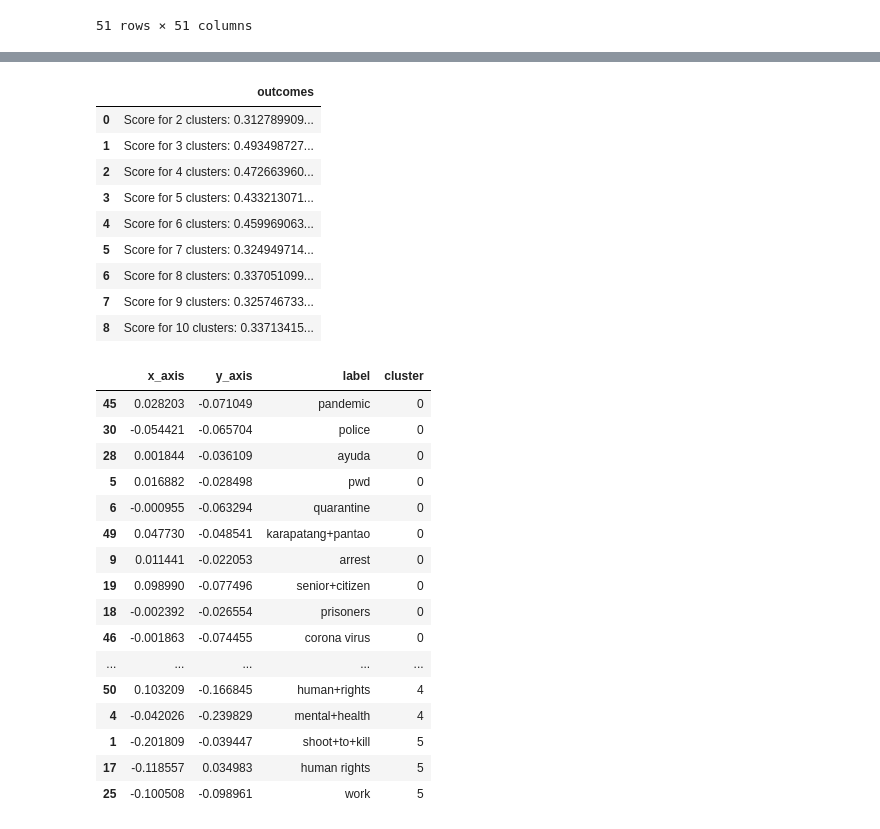
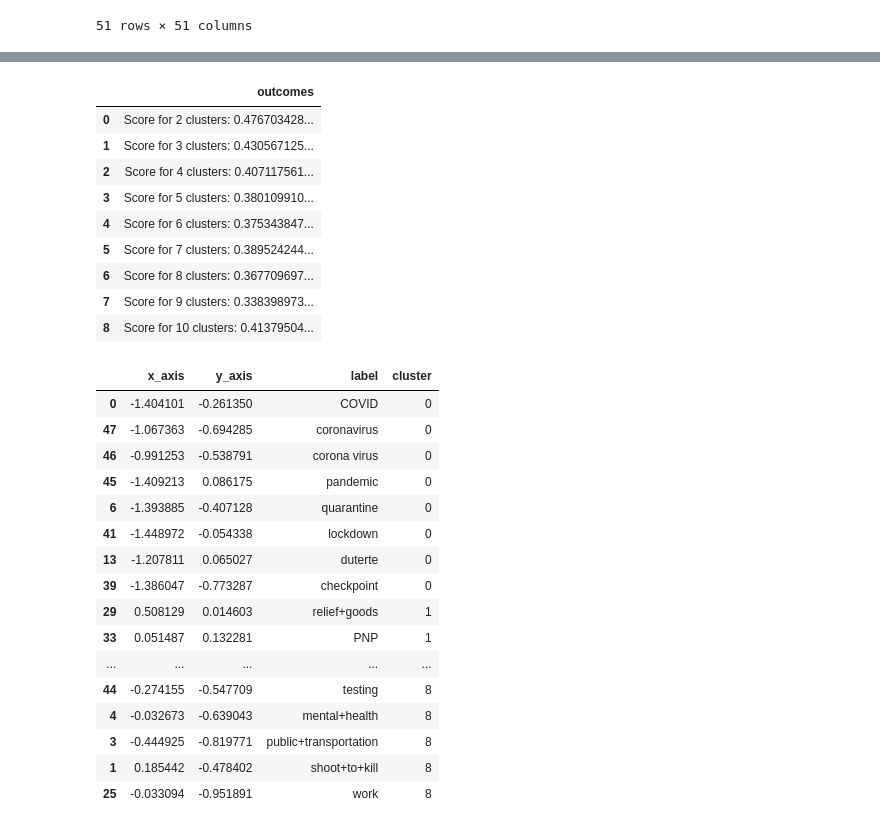
Before and after one commit to docligot/constellation_tools, a Jupyter notebook: Constellation Tools.ipynb, the cells around one changed output, grey strips where cells are left out. Drawn from its saved outputs; the diff is of its cells as text; code cells hidden in the pictures.

```diff
--- a/Constellation Tools.ipynb
+++ b/Constellation Tools.ipynb
@@ -64,3 +64,11 @@ dataset_correlation
 | karapatang+pantao | -0.158259 | 0.617453 | -0.079456 | 0.411471 | 0.581813 | 0.155580 | -0.108525 | ... |
 | human+rights | -0.026236 | 0.705992 | -0.054048 | 0.554597 | 0.813218 | 0.205752 | -0.030244 | ... |
 51 rows × 51 columns
+# %%
+# Rescale Correlation to distances
+
+def rescale_corr(x):
+    return 2 - x
+
+dataset_rescale = dataset_correlation.apply(rescale_corr)
+dataset_rescale
@@ -78,7 +105,7 @@ def create_mds(x):
 # %%
 # Generate MDS Coordinates
 
-dataset_mds = create_mds(dataset_correlation)
+dataset_mds = create_mds(dataset_rescale)
 dataset_mds
 # %% [output]
 |  | x_axis | y_axis | label |
@@ -133,41 +160,41 @@ dataset_mds.drop(["label"], axis=1)
 getscores(dataset_mds)
 # %% [output]
 |  | outcomes |
-| 0 | Score for 2 clusters: 0.312789909... |
-| 1 | Score for 3 clusters: 0.493498727... |
-| 2 | Score for 4 clusters: 0.472663960... |
-| 3 | Score for 5 clusters: 0.433213071... |
-| 4 | Score for 6 clusters: 0.459969063... |
-| 5 | Score for 7 clusters: 0.324949714... |
-| 6 | Score for 8 clusters: 0.337051099... |
-| 7 | Score for 9 clusters: 0.325746733... |
-| 8 | Score for 10 clusters: 0.33713415... |
+| 0 | Score for 2 clusters: 0.476703428... |
+| 1 | Score for 3 clusters: 0.430567125... |
+| 2 | Score for 4 clusters: 0.407117561... |
+| 3 | Score for 5 clusters: 0.380109910... |
+| 4 | Score for 6 clusters: 0.375343847... |
+| 5 | Score for 7 clusters: 0.389524244... |
+| 6 | Score for 8 clusters: 0.367709697... |
+| 7 | Score for 9 clusters: 0.338398973... |
+| 8 | Score for 10 clusters: 0.41379504... |
 # %%
 # Get Cluster Membership
-km = KMeans(n_clusters = 6)
+km = KMeans(n_clusters = 9)
 km.fit(dataset_mds.drop(["label"], axis=1))
 clusters = pd.DataFrame(km.predict(dataset_mds.drop(["label"], axis=1)))
 clusters.columns = ["cluster"]
 dataset_clustered = dataset_mds.join(clusters)
 dataset_clustered.sort_values(by='cluster')
 # %% [output]
 |  | x_axis | y_axis | label | cluster |
-| 45 | 0.028203 | -0.071049 | pandemic | 0 |
-| 30 | -0.054421 | -0.065704 | police | 0 |
-| 28 | 0.001844 | -0.036109 | ayuda | 0 |
-| 5 | 0.016882 | -0.028498 | pwd | 0 |
-| 6 | -0.000955 | -0.063294 | quarantine | 0 |
-| 49 | 0.047730 | -0.048541 | karapatang+pantao | 0 |
-| 9 | 0.011441 | -0.022053 | arrest | 0 |
-| 19 | 0.098990 | -0.077496 | senior+citizen | 0 |
-| 18 | -0.002392 | -0.026554 | prisoners | 0 |
-| 46 | -0.001863 | -0.074455 | corona virus | 0 |
+| 0 | -1.404101 | -0.261350 | COVID | 0 |
+| 47 | -1.067363 | -0.694285 | coronavirus | 0 |
+| 46 | -0.991253 | -0.538791 | corona virus | 0 |
+| 45 | -1.409213 | 0.086175 | pandemic | 0 |
+| 6 | -1.393885 | -0.407128 | quarantine | 0 |
+| 41 | -1.448972 | -0.054338 | lockdown | 0 |
+| 13 | -1.207811 | 0.065027 | duterte | 0 |
+| 39 | -1.386047 | -0.773287 | checkpoint | 0 |
+| 29 | 0.508129 | 0.014603 | relief+goods | 1 |
+| 33 | 0.051487 | 0.132281 | PNP | 1 |
 | ... | ... | ... | ... | ... |
-| 50 | 0.103209 | -0.166845 | human+rights | 4 |
-| 4 | -0.042026 | -0.239829 | mental+health | 4 |
-| 1 | -0.201809 | -0.039447 | shoot+to+kill | 5 |
-| 17 | -0.118557 | 0.034983 | human rights | 5 |
-| 25 | -0.100508 | -0.098961 | work | 5 |
+| 44 | -0.274155 | -0.547709 | testing | 8 |
+| 4 | -0.032673 | -0.639043 | mental+health | 8 |
+| 3 | -0.444925 | -0.819771 | public+transportation | 8 |
+| 1 | 0.185442 | -0.478402 | shoot+to+kill | 8 |
+| 25 | -0.033094 | -0.951891 | work | 8 |
 # %%
 # Galaxy Map
 
```
Also changed, not shown: parts of 6 cells of this notebook, 7 other files.
